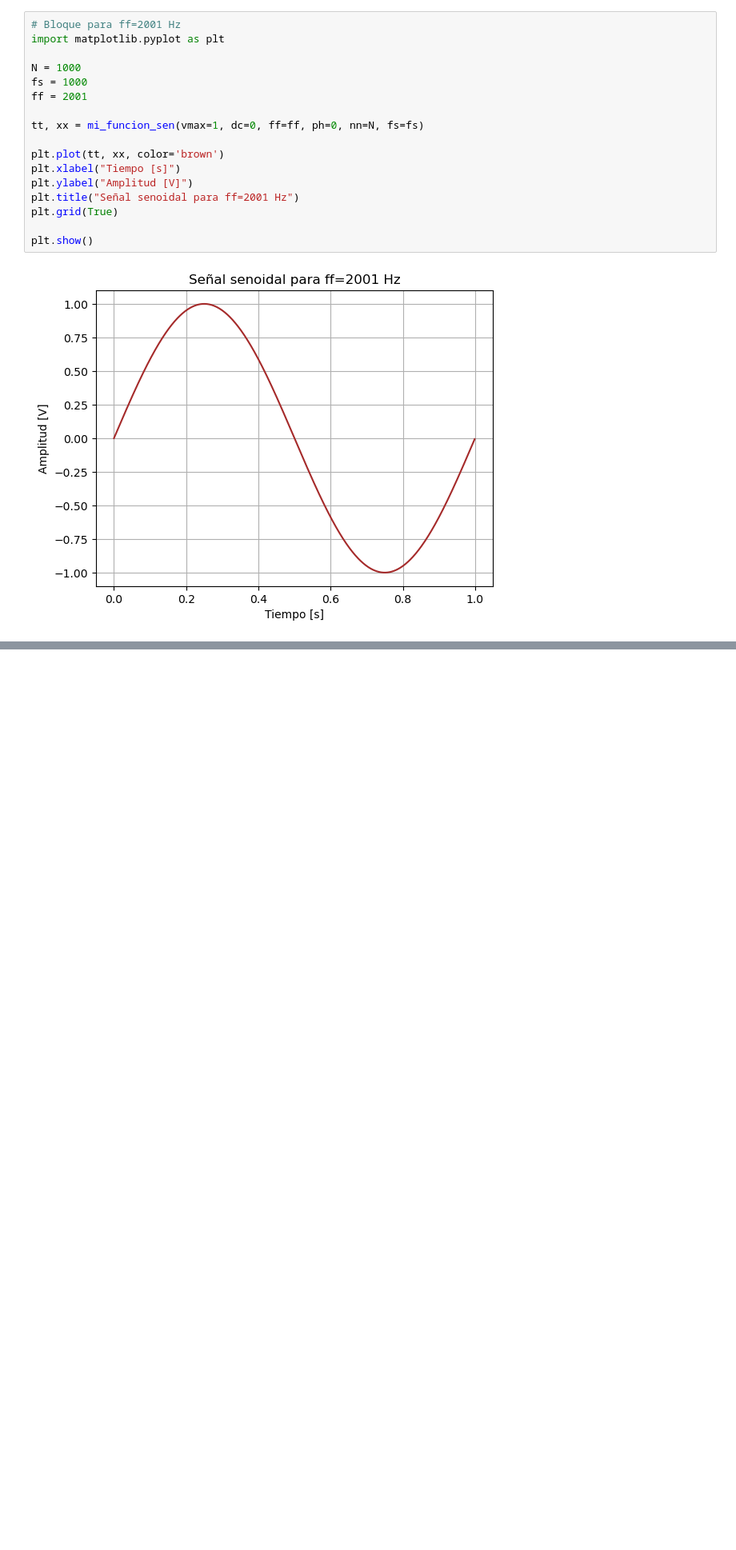
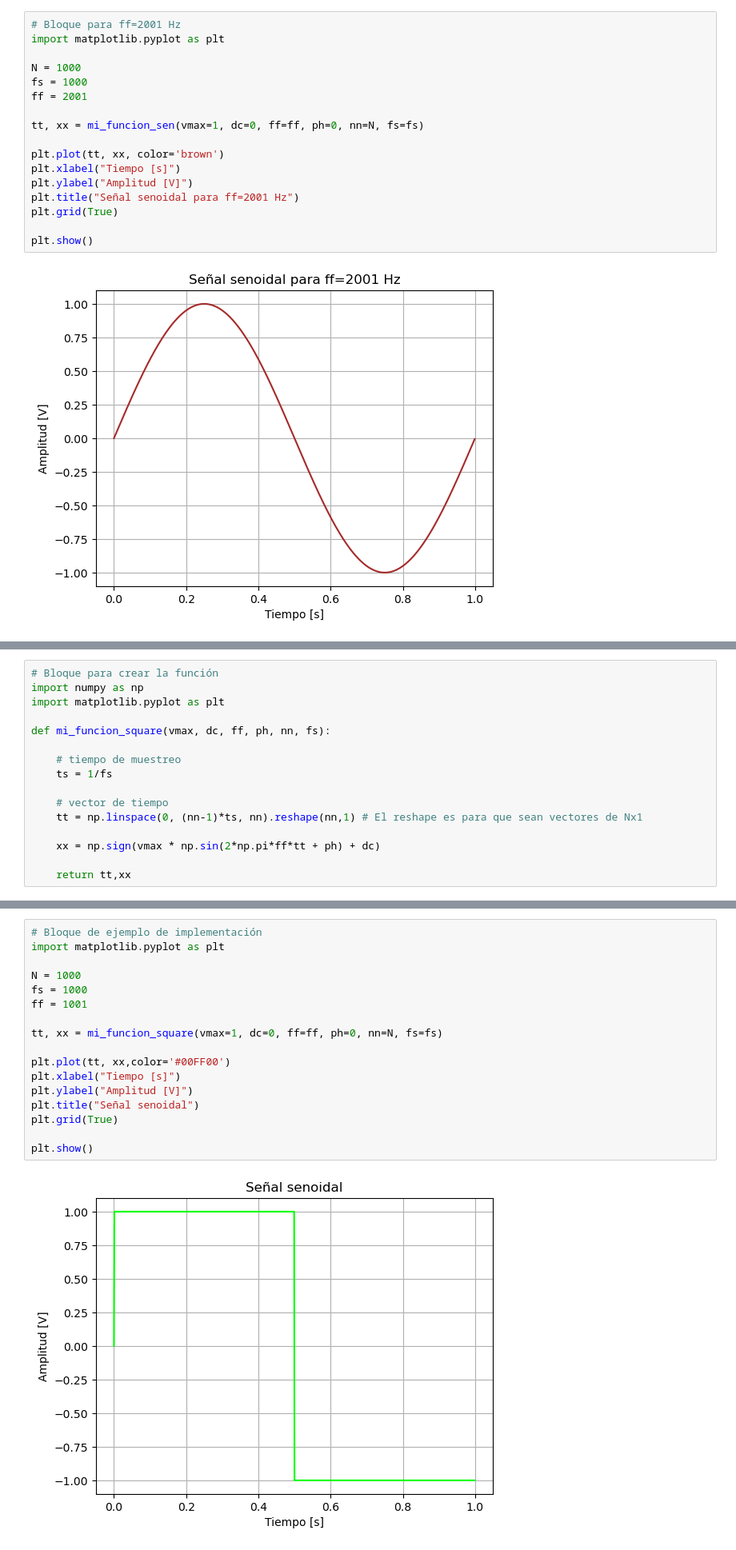
Before and after one commit to moradelacorte/APS, a Jupyter notebook: Mis_trabajos/TS0.ipynb, the cells around one changed output, grey strips where cells are left out. Shown at 80% size. Drawn from its saved outputs; the diff is of its cells as text; blank space fills up the shorter version.

```diff
--- a/Mis_trabajos/TS0.ipynb
+++ b/Mis_trabajos/TS0.ipynb
@@ -205,0 +212,16 @@ plt.show()
+# %%
+# Bloque para crear la función
+import numpy as np
+import matplotlib.pyplot as plt
+
+def mi_funcion_square(vmax, dc, ff, ph, nn, fs):
+
+    # tiempo de muestreo
+    ts = 1/fs
+
+    # vector de tiempo
+    tt = np.linspace(0, (nn-1)*ts, nn).reshape(nn,1) # El reshape es para que sean vectores de Nx1
+
+    xx = np.sign(vmax * np.sin(2*np.pi*ff*tt + ph) + dc)
+
+    return tt,xx
@@ -205,0 +248,19 @@ plt.show()
+# %%
+# Bloque de ejemplo de implementación
+import matplotlib.pyplot as plt
+
+N = 1000
+fs = 1000
+ff = 1001
+
+tt, xx = mi_funcion_square(vmax=1, dc=0, ff=ff, ph=0, nn=N, fs=fs)
+
+plt.plot(tt, xx,color='#00FF00')
+plt.xlabel("Tiempo [s]")
+plt.ylabel("Amplitud [V]")
+plt.title("Señal senoidal")
+plt.grid(True)
+
+plt.show()
+# %% [output]
+[figure, added]
```
Also changed, not shown: parts of 6 cells of this notebook, 2 other files.
